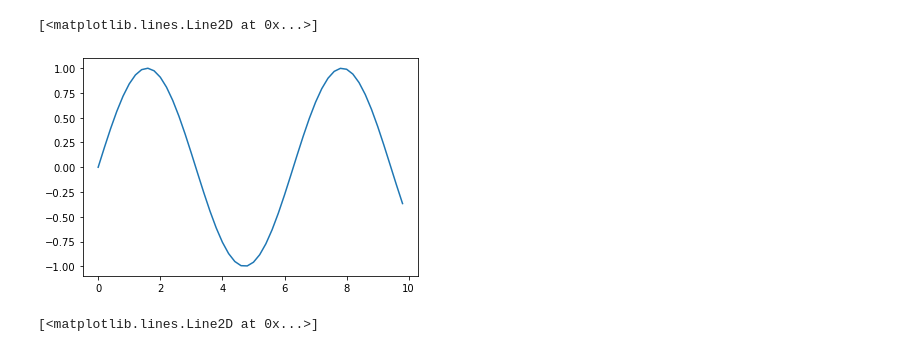
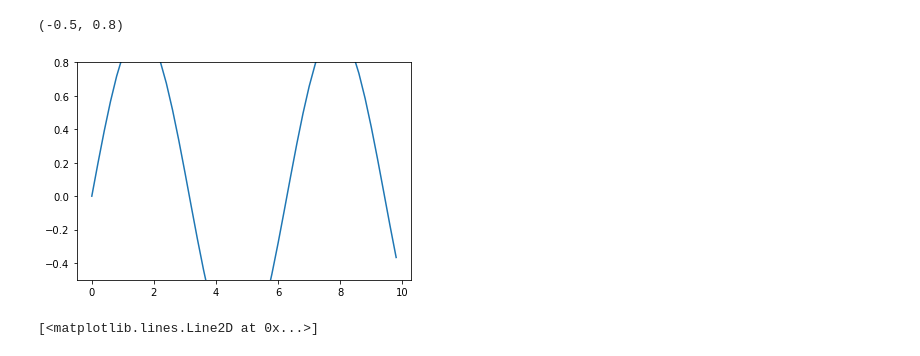
Before and after one commit to AJueling/python_climate_physics, a Jupyter notebook: 2c_advanced_Matplotlib.ipynb, the cells around one changed output. Cells and saved outputs as stored; diff of their text form; code cells hidden in the pictures.

```diff
--- a/2c_advanced_Matplotlib.ipynb
+++ b/2c_advanced_Matplotlib.ipynb
@@ -18,11 +25,12 @@ y = np.sin(x)
 # %%
 # here we create a figure and one axes explicitely
 fig = plt.figure()
 ax = plt.axes()
 ax.plot(x, y)
+ax.set_ylim((-.5,.8))
 # %% [output]
-[<matplotlib.lines.Line2D at 0x...>]
+(-0.5, 0.8)
-[figure, old version]
+[figure, new version]
 # %%
 # we can explicitely create an axes object and set the location
 fig = plt.figure()
```
Also changed, not shown: parts of 14 cells of this notebook, 3 other files.
